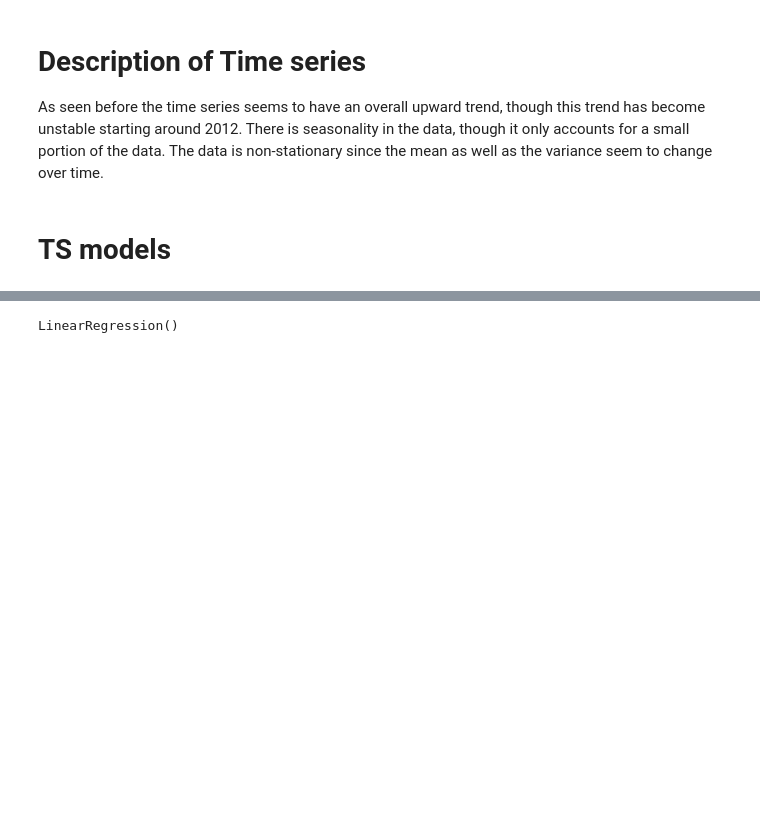
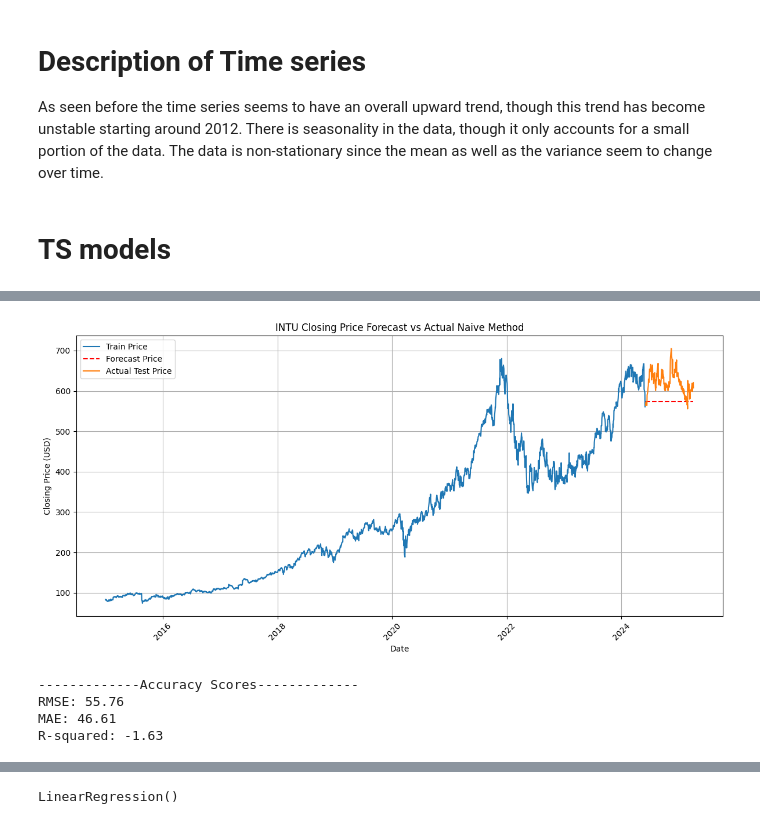
Before and after one commit to tfrazer34/IU_Spring_Project_2025, a Jupyter notebook: Final Part2 Code/Final_Part_2_Tyler_colab.ipynb, the cells around one changed output, grey strips where cells are left out. Drawn from its saved outputs; the diff is of its cells as text; code cells hidden in the pictures; blank space fills up the shorter version.

```diff
--- a/Final Part2 Code/Final_Part_2_Tyler_colab.ipynb
+++ b/Final Part2 Code/Final_Part_2_Tyler_colab.ipynb
@@ -160,0 +230,17 @@ As seen before the time series seems to have an overall upward trend, though thi
+# %%
+# Naive Method
+last_price = data_train.iloc[-1]['Close']
+forecast = pd.DataFrame({
+    'Close' : [last_price for x in range(len(future_days))]
+}, index=future_days)
+
+plot_prediction(data_train, forecast, data_test, 'Naive Method')
+
+# Checking accuracy scores for the first 30 days forecast
+print_accuracy_scores(data_test['Close'][:30].values, forecast['Close'][:30].values)
+# %% [output]
+[figure, added]
+-------------Accuracy Scores-------------
+RMSE: 55.76
+MAE: 46.61
+R-squared: -1.63
```
Also changed, not shown: parts of 26 cells of this notebook.
